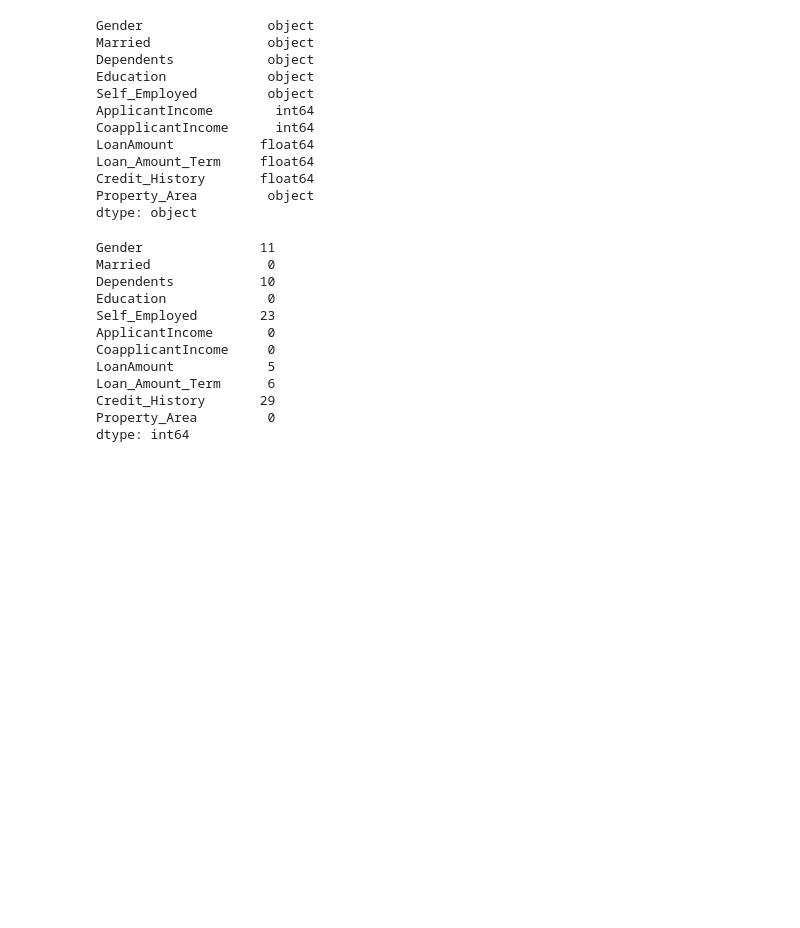
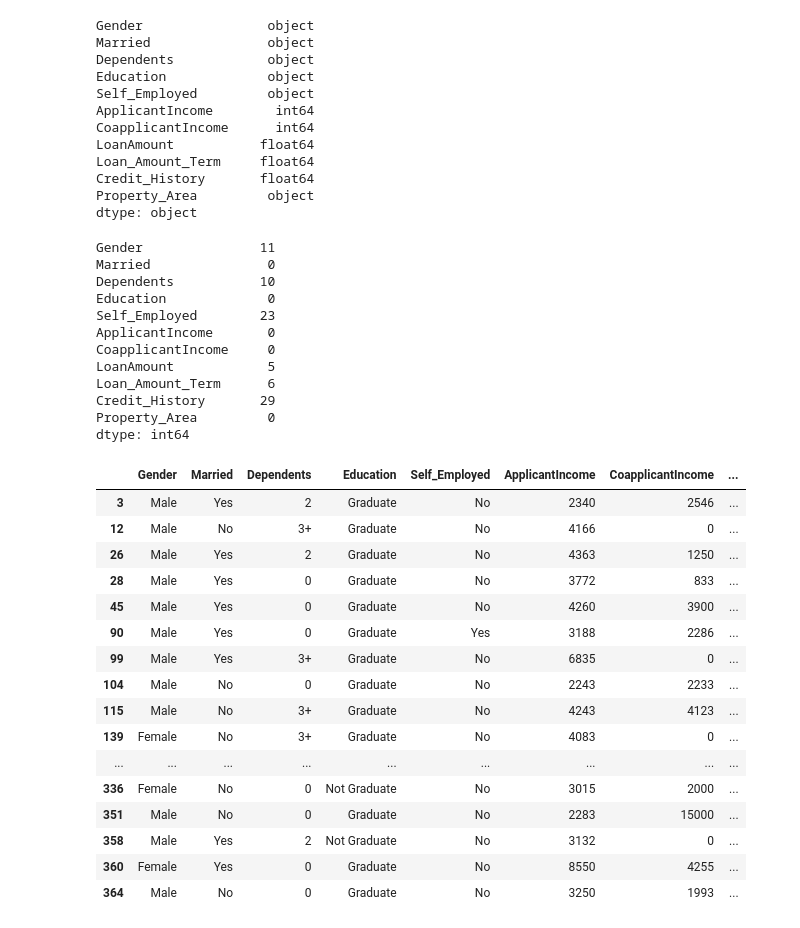
Before and after one commit to JosephMutua/Hustler-fund-loan-prediction, a Jupyter notebook: Hustler-fund-prediction-model.ipynb, the cells around one changed output. Cells and saved outputs as stored; diff of their text form; code cells hidden in the pictures; blank space fills up the shorter version.

```diff
--- a/Hustler-fund-prediction-model.ipynb
+++ b/Hustler-fund-prediction-model.ipynb
@@ -236,3 +236,24 @@ Loan_Amount_Term      6
 Credit_History       29
 Property_Area         0
 dtype: int64
+# %%
+# Determining if the missing values are at random or not at random
+df[df['Credit_History'].isnull()]
+# %% [output]
+|  | Gender | Married | Dependents | Education | Self_Employed | ApplicantIncome | CoapplicantIncome | ... |
+| 3 | Male | Yes | 2 | Graduate | No | 2340 | 2546 | ... |
+| 12 | Male | No | 3+ | Graduate | No | 4166 | 0 | ... |
+| 26 | Male | Yes | 2 | Graduate | No | 4363 | 1250 | ... |
+| 28 | Male | Yes | 0 | Graduate | No | 3772 | 833 | ... |
+| 45 | Male | Yes | 0 | Graduate | No | 4260 | 3900 | ... |
+| 90 | Male | Yes | 0 | Graduate | Yes | 3188 | 2286 | ... |
+| 99 | Male | Yes | 3+ | Graduate | No | 6835 | 0 | ... |
+| 104 | Male | No | 0 | Graduate | No | 2243 | 2233 | ... |
+| 115 | Male | No | 3+ | Graduate | No | 4243 | 4123 | ... |
+| 139 | Female | No | 3+ | Graduate | No | 4083 | 0 | ... |
+| ... | ... | ... | ... | ... | ... | ... | ... | ... |
+| 336 | Female | No | 0 | Not Graduate | No | 3015 | 2000 | ... |
+| 351 | Male | No | 0 | Graduate | No | 2283 | 15000 | ... |
+| 358 | Male | Yes | 2 | Not Graduate | No | 3132 | 0 | ... |
+| 360 | Female | Yes | 0 | Graduate | No | 8550 | 4255 | ... |
+| 364 | Male | No | 0 | Graduate | No | 3250 | 1993 | ... |
```
Also changed, not shown: parts of 1 cell of this notebook.
